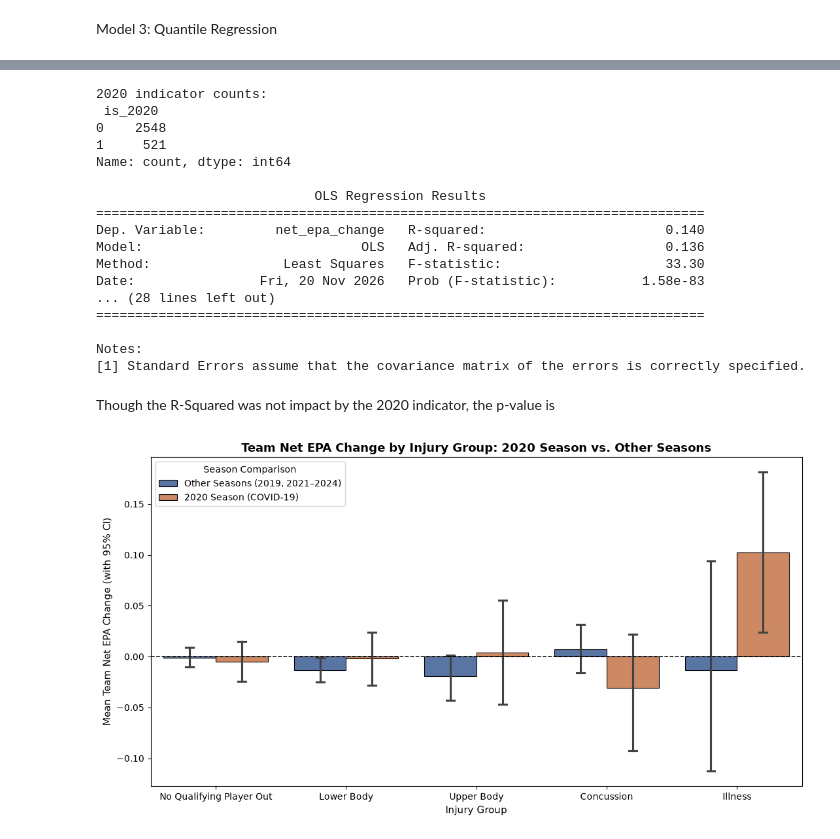
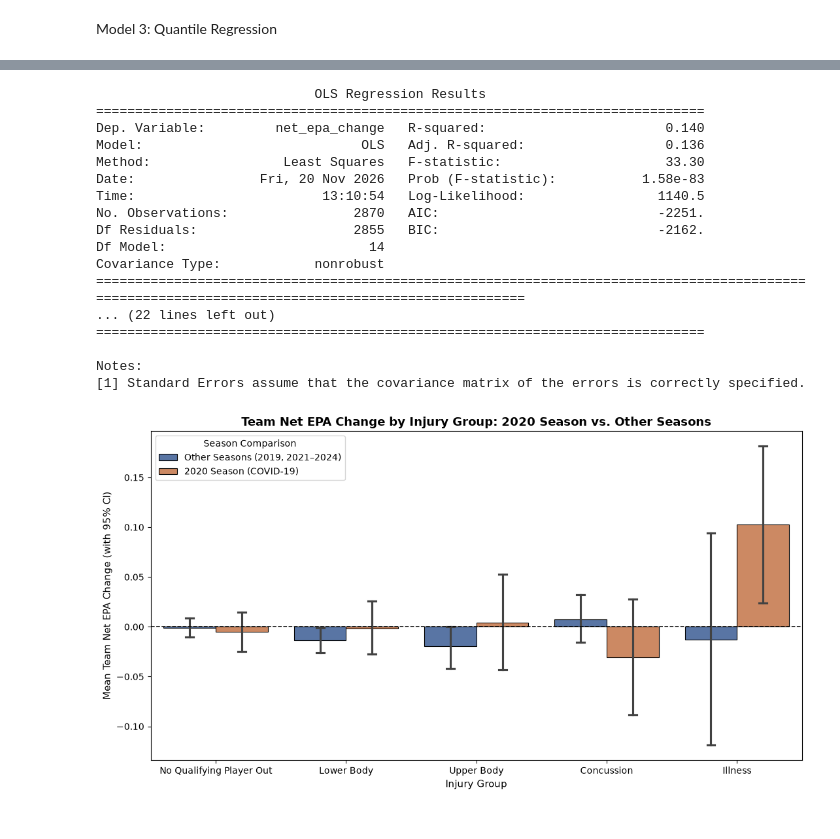
Before and after one commit to jwoodlin/5010_Presentation, a Jupyter notebook: Injury Report.ipynb, the cells around one changed output, grey strips where cells are left out. Cells and saved outputs as stored; diff of their text form; code cells hidden in the pictures.

```diff
--- a/Injury Report.ipynb
+++ b/Injury Report.ipynb
@@ -937,89 +937,86 @@ Dropdown(description='Select Team:', index=16, options=('ARI', 'ATL', 'BAL', 'BU
 #Homework Question: Part 1 - Regression Analysis
 #Solution
 
-# Create a binary indicator for the 2020 NFL season
-# Cast to string first so both integer (baseline) and string (injury) season values match properly
+# Create binary indicator for the 2020 season
 combined_regression["is_2020"] = (combined_regression["season"].astype(str) == "2020").astype(int)
 
-# Quick verification check (optional)
-print("2020 indicator counts:\n", combined_regression["is_2020"].value_counts(), "\n")
-
-# Fit the modified OLS linear regression model
+# Fit modified linear regression model
 modified_linear_model = smf.ols(
     formula="""
-    net_epa_change ~ C(injury_group, Treatment(reference="No Qualifying Player Out"))
-    + is_qb
-    + is_2020
-    + previous_injury_count
-    + games_missed
-    + players_out
-    + net_epa_before
-    + home_effect_before
-    + home_effect_during
-    + opp_strength_before
-    + opp_strength_during
+        net_epa_change ~ C(injury_group, Treatment(reference="No Qualifying Player Out"))
+        + is_2020
+        + is_qb
+        + previous_injury_count
+        + games_missed
+        + players_out
+        + net_epa_before
+        + home_effect_before
+        + home_effect_during
+        + opp_strength_before
+        + opp_strength_during
     """,
-    data=combined_regression
+    data=combined_regression,
 ).fit()
 
 print(modified_linear_model.summary())
 # %% [output]
-2020 indicator counts:
- is_2020
-0    2548
-1     521
-Name: count, dtype: int64
-
                             OLS Regression Results
 ==============================================================================
 Dep. Variable:         net_epa_change   R-squared:                       0.140
 Model:                            OLS   Adj. R-squared:                  0.136
 Method:                 Least Squares   F-statistic:                     33.30
 Date:                Fri, 20 Nov 2026   Prob (F-statistic):           1.58e-83
-... (28 lines left out)
+Time:                        13:10:54   Log-Likelihood:                 1140.5
+No. Observations:                2870   AIC:                            -2251.
+Df Residuals:                    2855   BIC:                            -2162.
+Df Model:                          14
+Covariance Type:            nonrobust
+==================================================================================================================================================
+... (22 lines left out)
 ==============================================================================
 
 Notes:
 [1] Standard Errors assume that the covariance matrix of the errors is correctly specified.
-# %% [markdown]
-Though the R-Squared was not impact by the 2020 indicator, the p-value is
 # %%
 # Part 2: Visualization
 
 # Prepare clean labels for plotting
+# Part 2: Visualization
 plot_df = combined_regression.dropna(subset=["injury_group", "net_epa_change"]).copy()
-plot_df["Season Period"] = plot_df["is_2020"].map({1: "2020 Season (COVID-19)", 0: "Other Seasons (2019, 2021–2024)"})
+plot_df["Season Period"] = plot_df["is_2020"].map({
+    1: "2020 Season (COVID-19)",
+    0: "Other Seasons (2019, 2021–2024)"})
 
 group_order = [
     "No Qualifying Player Out",
     "Lower Body",
     "Upper Body",
     "Concussion",
     "Illness"]
 
 # Plot grouped bar chart
 plt.figure(figsize=(11, 6))
 ax = sns.barplot(
     data=plot_df,
     x="injury_group",
     y="net_epa_change",
     hue="Season Period",
     order=group_order,
     palette=["#4C72B0", "#DD8452"],
     errorbar=("ci", 95),
     capsize=0.12,
     edgecolor="black",
     linewidth=0.8)
 
 # Reference line at 0 (no change from pre-injury baseline)
 ax.axhline(0, color="black", linestyle="--", linewidth=1.1)
 
 # Titles and labels
 plt.title("Team Net EPA Change by Injury Group: 2020 Season vs. Other Seasons", fontsize=13, fontweight="bold")
 plt.xlabel("Injury Group", fontsize=11)
 plt.ylabel("Mean Team Net EPA Change (with 95% CI)", fontsize=11)
 plt.legend(title="Season Comparison", frameon=True)
 plt.tight_layout()
 plt.show()
 # %% [output]
-[figure, old version]
+[figure, new version]
```
Also changed, not shown: parts of 1 cell of this notebook.
